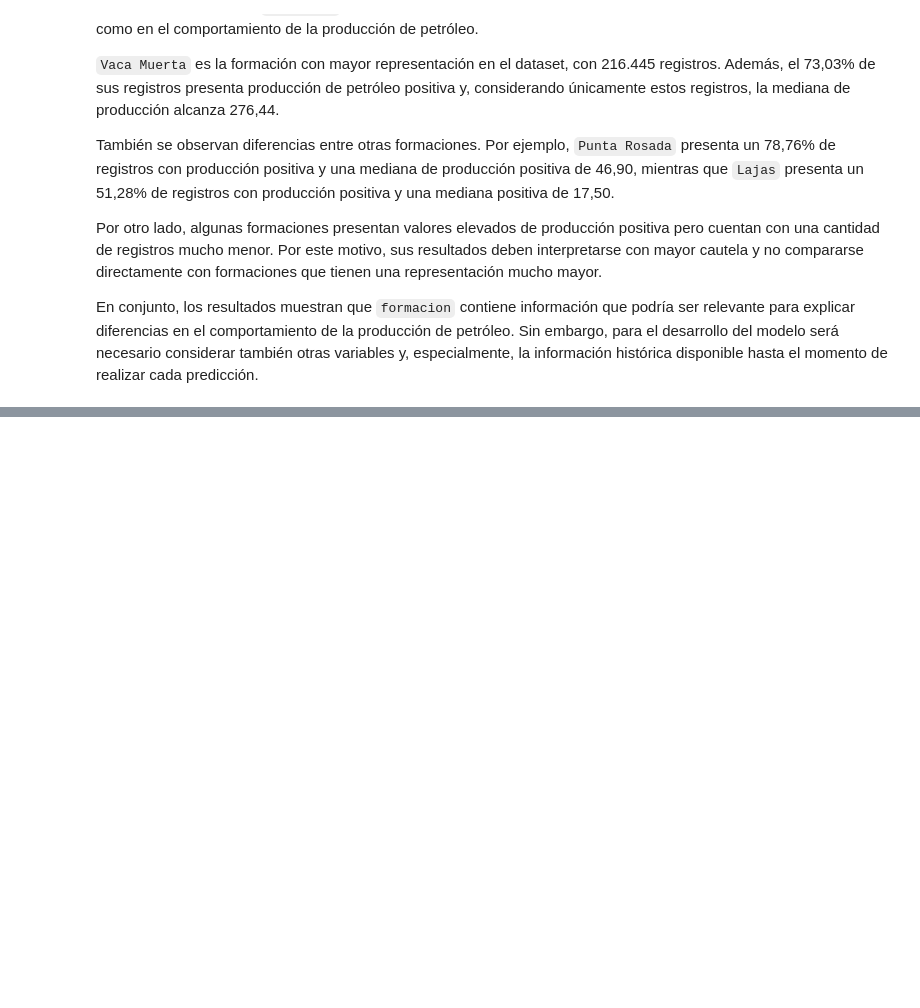
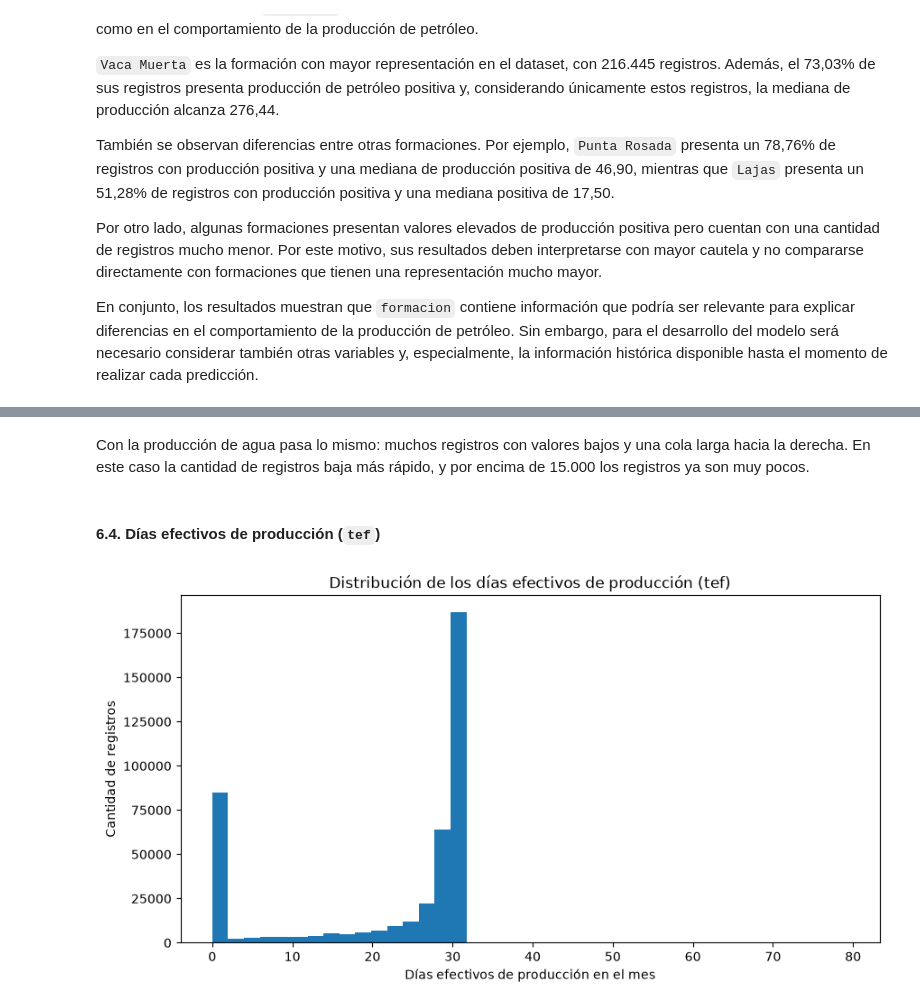
Before and after one commit to alexParedes027/oil-production-prediction, a Jupyter notebook: notebooks/01_exploracion_datos.ipynb, the cells around one changed output, grey strips where cells are left out. Saved outputs shown, nothing was run; the diff lists cells and outputs as text; code cells hidden in the pictures; blank space fills up the shorter version.

```diff
--- a/notebooks/01_exploracion_datos.ipynb
+++ b/notebooks/01_exploracion_datos.ipynb
@@ -1645,0 +1675,4 @@ En conjunto, los resultados muestran que `formacion` contiene información que p
+# %%
+produccion_limpio = produccion.copy()
+pozos_limpio = pozos.copy()
+fracturacion_limpio = fracturacion.copy()
@@ -1645,0 +2496,17 @@ En conjunto, los resultados muestran que `formacion` contiene información que p
+# %% [markdown]
+Con la producción de agua pasa lo mismo: muchos registros con valores bajos y una cola larga hacia la derecha. En este caso la cantidad de registros baja más rápido, y por encima de 15.000 los registros ya son muy pocos.
+# %% [markdown]
+#### 6.4. Días efectivos de producción (`tef`)
+# %%
+produccion_limpio["tef"].plot(
+    kind="hist",
+    bins=40,
+    figsize=(10, 5),
+    title="Distribución de los días efectivos de producción (tef)"
+)
+
+plt.xlabel("Días efectivos de producción en el mes")
+plt.ylabel("Cantidad de registros")
+plt.show()
+# %% [output]
+[figure, added]
```
Also changed, not shown: parts of 155 cells of this notebook.
